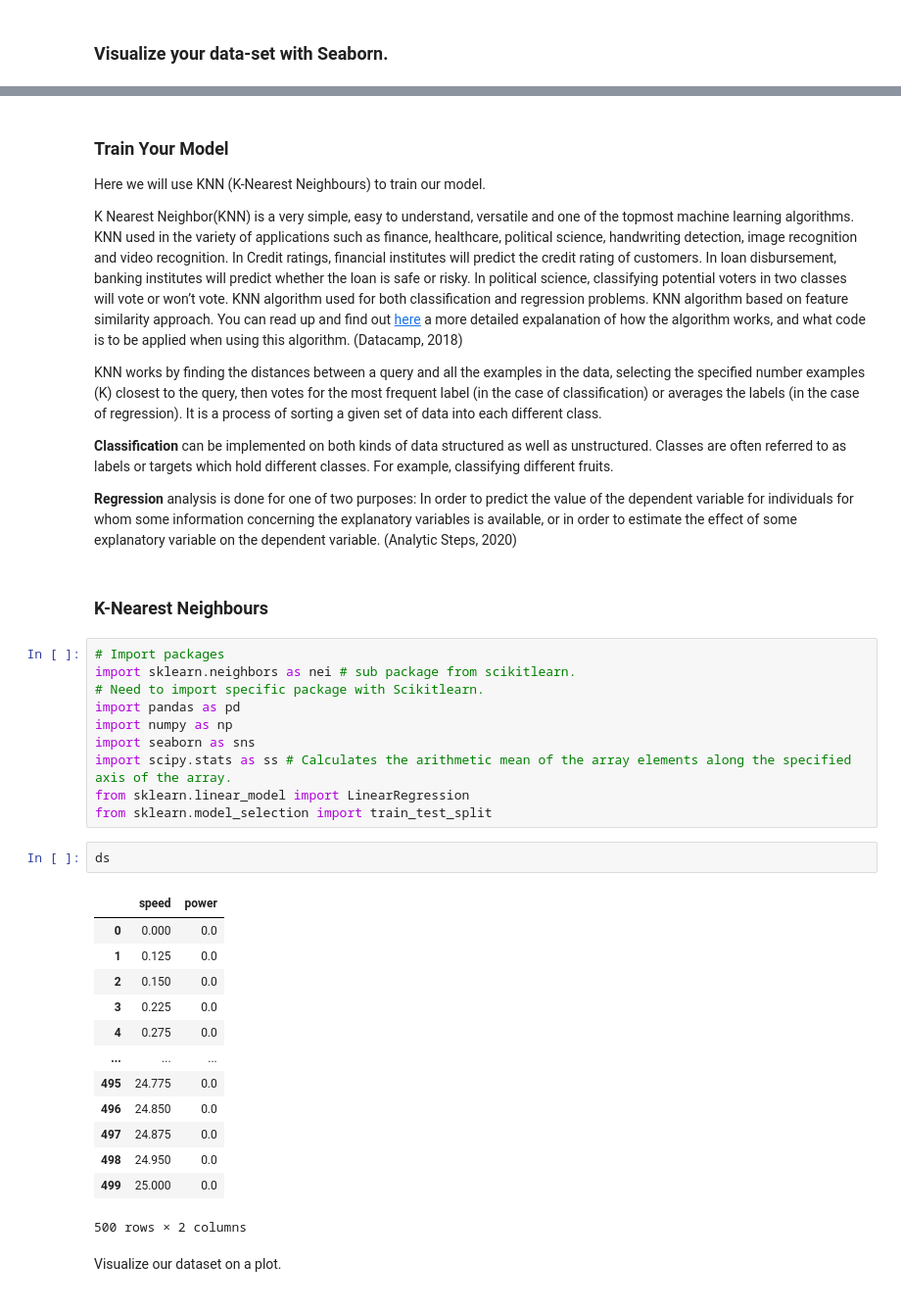
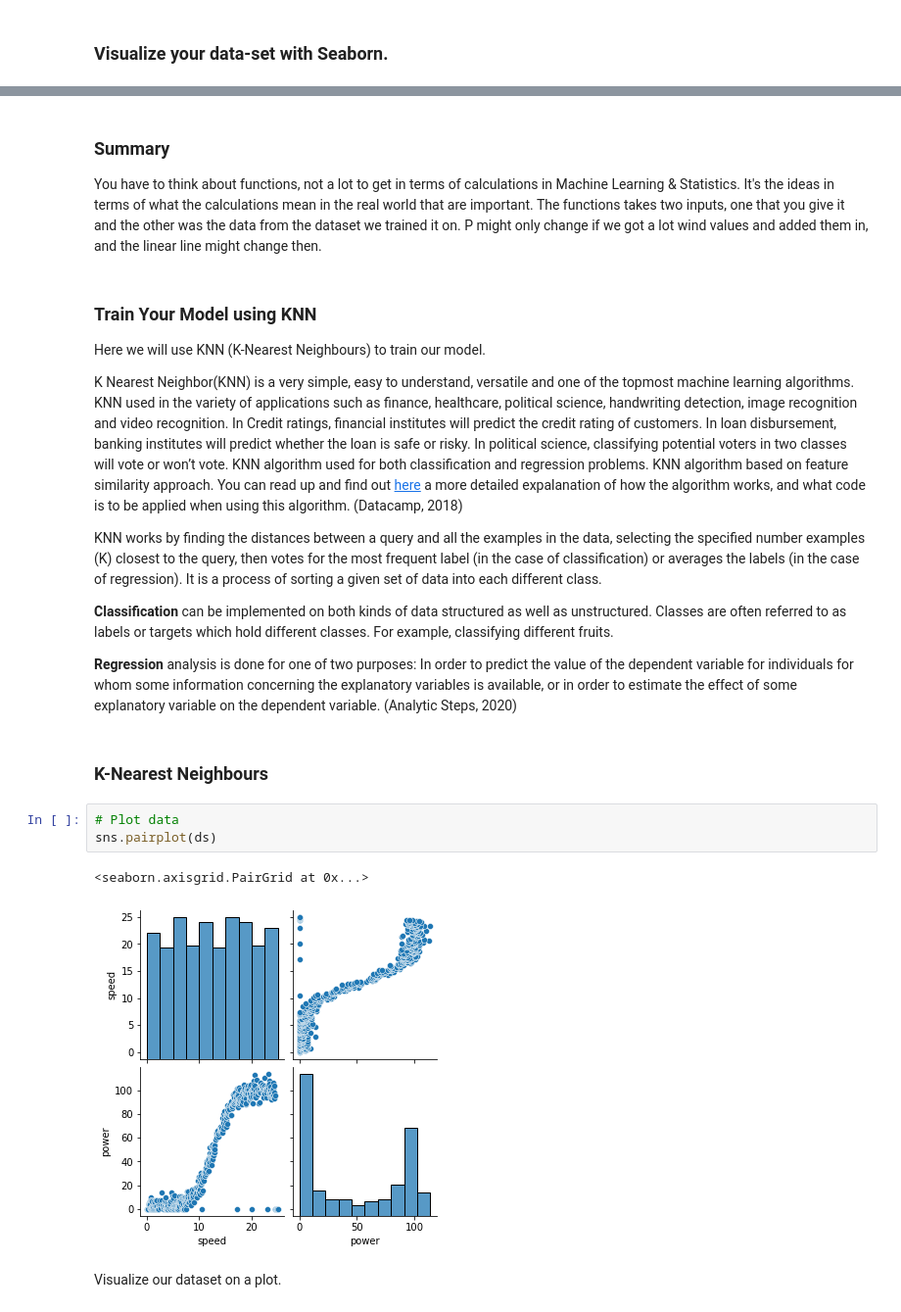
Before and after one commit to daithimarkham/Machine-Learning-Project, a Jupyter notebook: Powerproduction.ipynb, the cells around one changed output, grey strips where cells are left out. Shown: that part at 98% size. Saved outputs shown, nothing was run; the diff lists cells and outputs as text.

```diff
--- a/Powerproduction.ipynb
+++ b/Powerproduction.ipynb
@@ -208,5 +358,8 @@ Index(['speed', 'power'], dtype='object')
+# %% [markdown]
+### Summary
+You have to think about functions, not a lot to get in terms of calculations in Machine Learning & Statistics. It's the ideas in terms of what the calculations mean in the real world that are important. The functions takes two inputs, one that you give it and the other was the data from the dataset we trained it on. P might only change if we got a lot wind values and added them in, and the linear line might change then.
 # %% [markdown]
-### Train Your Model
+### Train Your Model using KNN
 
 Here we will use KNN (K-Nearest Neighbours) to train our model.
 
@@ -219,32 +372,12 @@ KNN works by finding the distances between a query and all the examples in the d
 **Regression** analysis is done for one of two purposes: In order to predict the value of the dependent variable for individuals for whom some information concerning the explanatory variables is available, or in order to estimate the effect of some explanatory variable on the dependent variable. (Analytic Steps, 2020)
 # %% [markdown]
 ### K-Nearest Neighbours
-# %%
-# Import packages
-import sklearn.neighbors as nei # sub package from scikitlearn.
-# Need to import specific package with Scikitlearn.
-import pandas as pd
-import numpy as np
-import seaborn as sns
-import scipy.stats as ss # Calculates the arithmetic mean of the array elements along the specified axis of the array.
-from sklearn.linear_model import LinearRegression
-from sklearn.model_selection import train_test_split
-# %%
-ds
-# %% [output]
-|  | speed | power |
-| 0 | 0.000 | 0.0 |
-| 1 | 0.125 | 0.0 |
-| 2 | 0.150 | 0.0 |
-| 3 | 0.225 | 0.0 |
-| 4 | 0.275 | 0.0 |
-| ... | ... | ... |
-| 495 | 24.775 | 0.0 |
-| 496 | 24.850 | 0.0 |
-| 497 | 24.875 | 0.0 |
-| 498 | 24.950 | 0.0 |
-| 499 | 25.000 | 0.0 |
-500 rows × 2 columns
+# %%
+# Plot data
+sns.pairplot(ds)
+# %% [output]
+<seaborn.axisgrid.PairGrid at 0x...>
+[figure, added]
 # %% [markdown]
 Visualize our dataset on a plot.
 # %%
```
Also changed, not shown: parts of 33 cells of this notebook.
